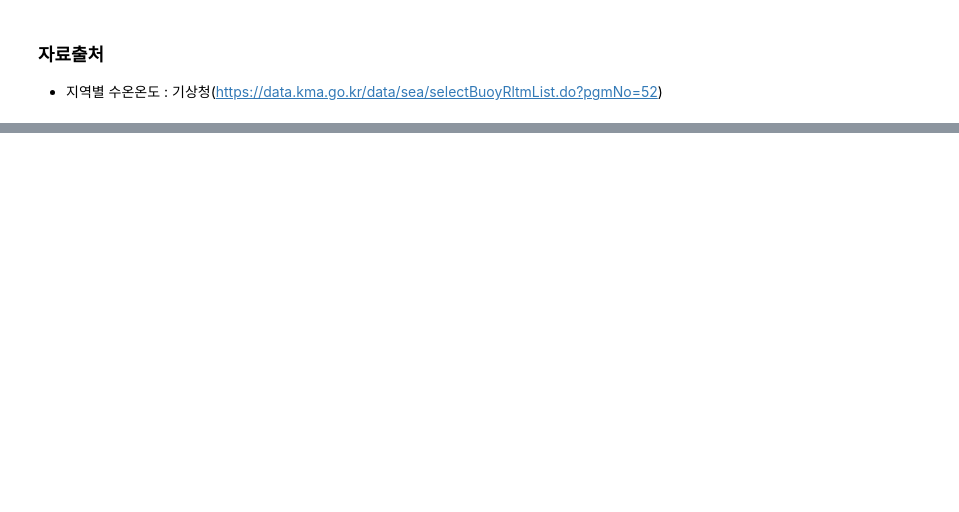
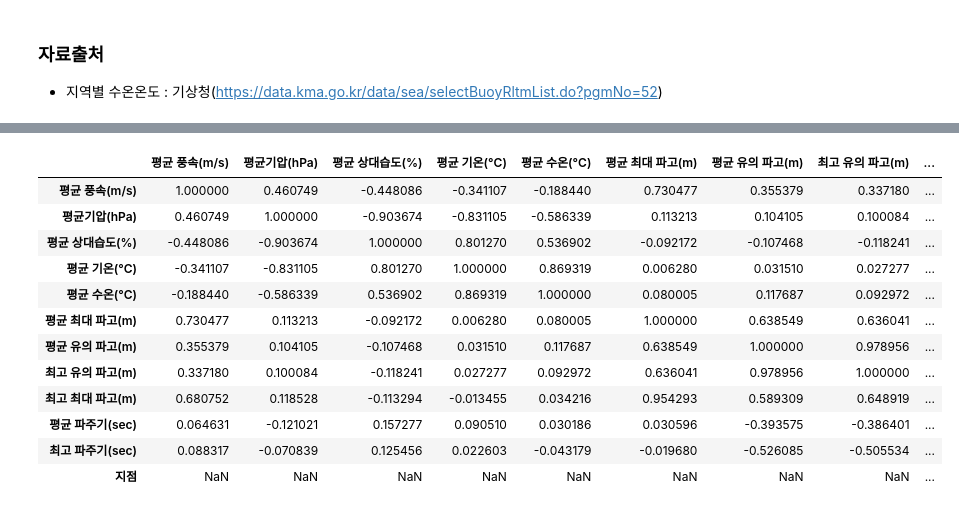
Before and after one commit to dlwogus552/big_data_project, a Jupyter notebook: python/temperature_data.ipynb, the cells around one changed output, grey strips where cells are left out. Saved outputs shown, nothing was run; the diff lists cells and outputs as text; code cells hidden in the pictures; blank space fills up the shorter version.

```diff
--- a/python/temperature_data.ipynb
+++ b/python/temperature_data.ipynb
@@ -40,0 +74,16 @@ df1.to_csv('./data/temperature/울산_월별.csv')
+# %%
+df3.corr()
+# %% [output]
+|  | 평균 풍속(m/s) | 평균기압(hPa) | 평균 상대습도(%) | 평균 기온(°C) | 평균 수온(°C) | 평균 최대 파고(m) | 평균 유의 파고(m) | 최고 유의 파고(m) | ... |
+| 평균 풍속(m/s) | 1.000000 | 0.460749 | -0.448086 | -0.341107 | -0.188440 | 0.730477 | 0.355379 | 0.337180 | ... |
+| 평균기압(hPa) | 0.460749 | 1.000000 | -0.903674 | -0.831105 | -0.586339 | 0.113213 | 0.104105 | 0.100084 | ... |
+| 평균 상대습도(%) | -0.448086 | -0.903674 | 1.000000 | 0.801270 | 0.536902 | -0.092172 | -0.107468 | -0.118241 | ... |
+| 평균 기온(°C) | -0.341107 | -0.831105 | 0.801270 | 1.000000 | 0.869319 | 0.006280 | 0.031510 | 0.027277 | ... |
+| 평균 수온(°C) | -0.188440 | -0.586339 | 0.536902 | 0.869319 | 1.000000 | 0.080005 | 0.117687 | 0.092972 | ... |
+| 평균 최대 파고(m) | 0.730477 | 0.113213 | -0.092172 | 0.006280 | 0.080005 | 1.000000 | 0.638549 | 0.636041 | ... |
+| 평균 유의 파고(m) | 0.355379 | 0.104105 | -0.107468 | 0.031510 | 0.117687 | 0.638549 | 1.000000 | 0.978956 | ... |
+| 최고 유의 파고(m) | 0.337180 | 0.100084 | -0.118241 | 0.027277 | 0.092972 | 0.636041 | 0.978956 | 1.000000 | ... |
+| 최고 최대 파고(m) | 0.680752 | 0.118528 | -0.113294 | -0.013455 | 0.034216 | 0.954293 | 0.589309 | 0.648919 | ... |
+| 평균 파주기(sec) | 0.064631 | -0.121021 | 0.157277 | 0.090510 | 0.030186 | 0.030596 | -0.393575 | -0.386401 | ... |
+| 최고 파주기(sec) | 0.088317 | -0.070839 | 0.125456 | 0.022603 | -0.043179 | -0.019680 | -0.526085 | -0.505534 | ... |
+| 지점 | NaN | NaN | NaN | NaN | NaN | NaN | NaN | NaN | ... |
```
Also changed, not shown: parts of 8 cells of this notebook, 12 other files.
